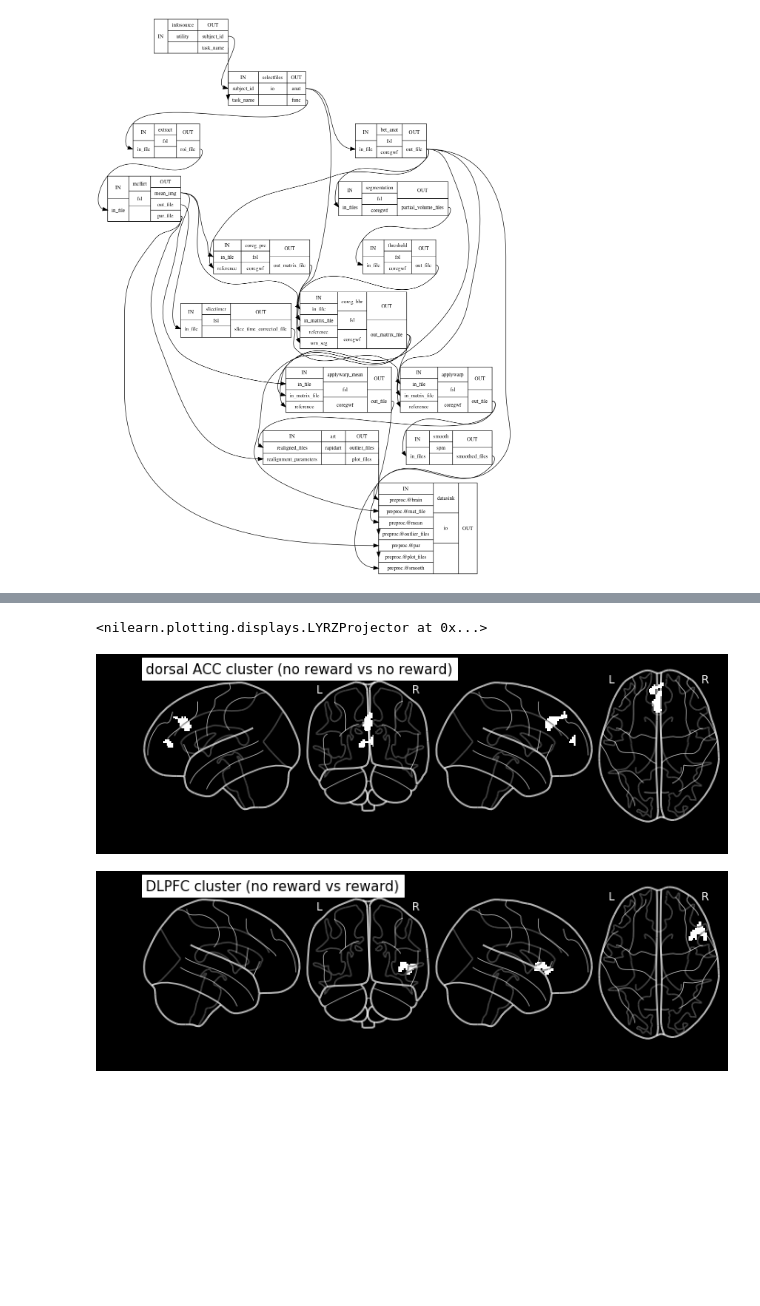
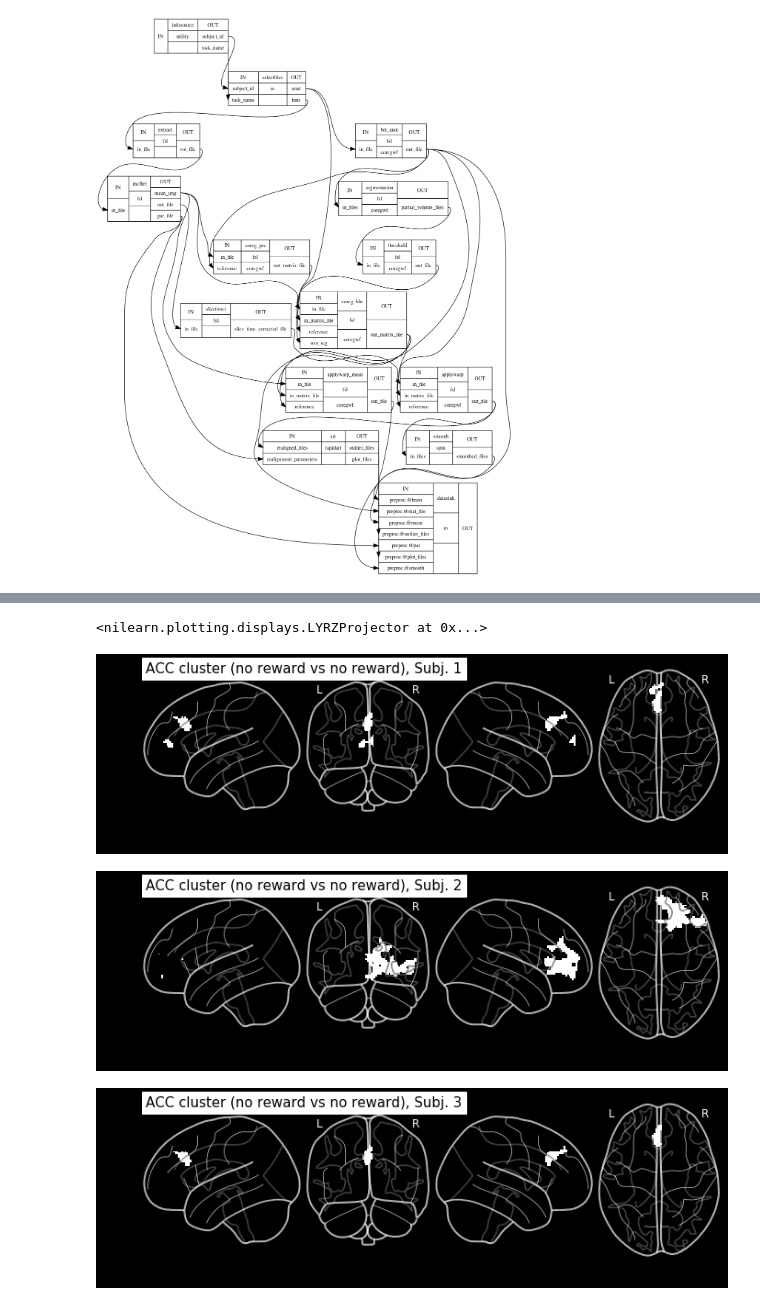
Before and after one commit to MalteGueth/EEG_fMRI_tmaze, a Jupyter notebook: preprocessing/01_fmri_prepro.ipynb, the cells around one changed output, grey strips where cells are left out. Saved outputs shown, nothing was run; the diff lists cells and outputs as text; code cells hidden in the pictures; blank space fills up the shorter version.

```diff
--- a/preprocessing/01_fmri_prepro.ipynb
+++ b/preprocessing/01_fmri_prepro.ipynb
@@ -268,13 +304,17 @@ plot_glass_brain(working_dir+'maze_nomaze.nii',
-# %%
-plot_glass_brain(working_dir+'norew_rew_acc.nii',
-                 colorbar=False, display_mode='lyrz', black_bg=True,
-                 title='ACC cluster (no reward vs no reward)')
-# %% [output]
-<nilearn.plotting.displays.LYRZProjector at 0x...>
-[figure, removed]
-# %%
-plot_glass_brain(working_dir+'norew_rew_dlpfc.nii',
-                 colorbar=False, display_mode='lyrz', black_bg=True,
-                 title='DLPFC cluster (no reward vs reward)');
-# %% [output]
-[figure, removed]
+# %%
+plot_glass_brain('/Volumes/INTENSO/EEG_fMRI_tmaze/clusters/sub01/norew_rew_acc.nii',
+                 colorbar=False, display_mode='lyrz', black_bg=True,
+                 title='ACC cluster (no reward vs no reward), Subj. 1')
+
+plot_glass_brain('/Volumes/INTENSO/EEG_fMRI_tmaze/clusters/sub02/norew_rew_acc.nii',
+                 colorbar=False, display_mode='lyrz', black_bg=True,
+                 title='ACC cluster (no reward vs no reward), Subj. 2')
+
+plot_glass_brain('/Volumes/INTENSO/EEG_fMRI_tmaze/clusters/sub03/norew_rew_acc.nii',
+                 colorbar=False, display_mode='lyrz', black_bg=True,
+                 title='ACC cluster (no reward vs no reward), Subj. 3')
+# %% [output]
+<nilearn.plotting.displays.LYRZProjector at 0x...>
+[figure, added]
+[figure, added]
+[figure, added]
```
Also changed, not shown: parts of 9 cells of this notebook.
